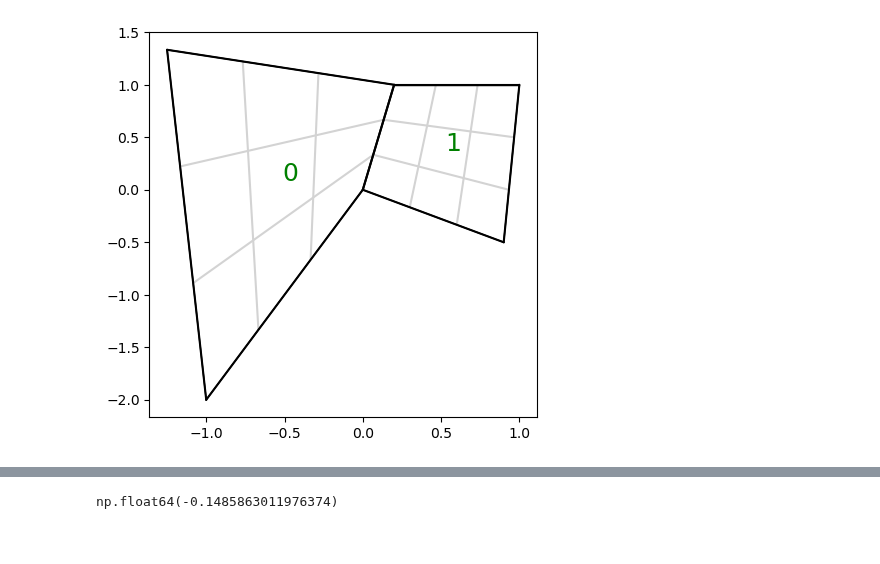
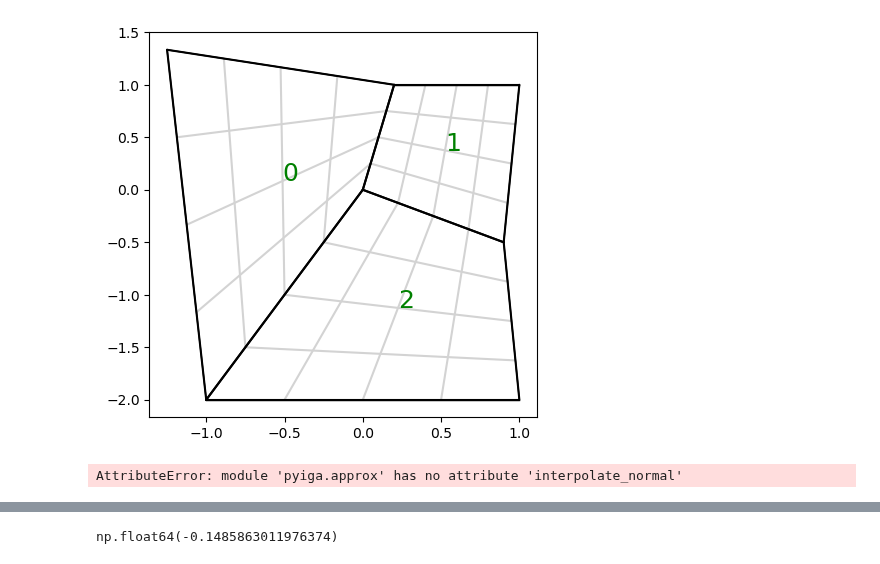
Before and after one commit to c-f-h/pyiga, a Jupyter notebook: notebooks/solve-biharmonic.ipynb, the cells around one changed output, grey strips where cells are left out. Saved outputs shown, nothing was run; the diff lists cells and outputs as text; code cells hidden in the pictures.

```diff
--- a/notebooks/solve-biharmonic.ipynb
+++ b/notebooks/solve-biharmonic.ipynb
@@ -12,16 +17,27 @@ np.set_printoptions(linewidth=100000)
 # %%
-deg, N = 2,3
+deg, N = 3,4
+k=deg-1
 
-geo1 = geometry.Quad(np.array([[0,0],[-1,-2],[1/5,1],[-5/4,4/3]]).T)
+#geo1 = geometry.Quad(np.array([[0,0],[-1,-2],[1/5,1],[-5/4,4/3]]).T)
+
+geo1 = geometry.Quad(np.array([[-1,-2],[0,0],[-5/4,4/3],[1/5,1]]).T)
 geo2 = geometry.Quad(np.array([[0,0],[9/10,-1/2],[1/5,1],[1,1]]).T)
+geo3 = geometry.Quad(np.array([[-1,-2],[1,-2],[0,0],[9/10,-1/2]]).T)
 
 #geo1=geometry.unit_square()
 #geo2=geometry.unit_square().translate((1,0))
-kvs = 2 * (bspline.make_knots(deg, 0.0, 1.0, N),)
+kvs1 = 2 * (bspline.make_knots(deg, 0.0, 1.0, N, mult=deg-k),)
+kvs2 = 2 * (bspline.make_knots(deg, 0.0, 1.0, N, mult=deg-k),)
+kvs3 = 2 * (bspline.make_knots(deg, 0.0, 1.0, N, mult=deg-k),)
 
-M = topology.MultiPatch([(kvs,geo1),(kvs,geo2)])
+M = topology.MultiPatch([(kvs1,geo1),(kvs2,geo2),(kvs3,geo3)])
+#M.split_patch(0)
 MP = assemble.MultiBasis(M)
 M.plotmesh(knots=1,patch_idx=1)
 # %% [output]
-[figure, old version]
+[figure, new version]
+# %%
+approx.interpolate_normal(M.kvs[0], "top", lambda x,y: 0., lambda x,y: 0., geo=M.geos[0])
+# %% [output]
+AttributeError: module 'pyiga.approx' has no attribute 'interpolate_normal'
 # %%
```
Also changed, not shown: parts of 19 cells of this notebook, 4 other files.
